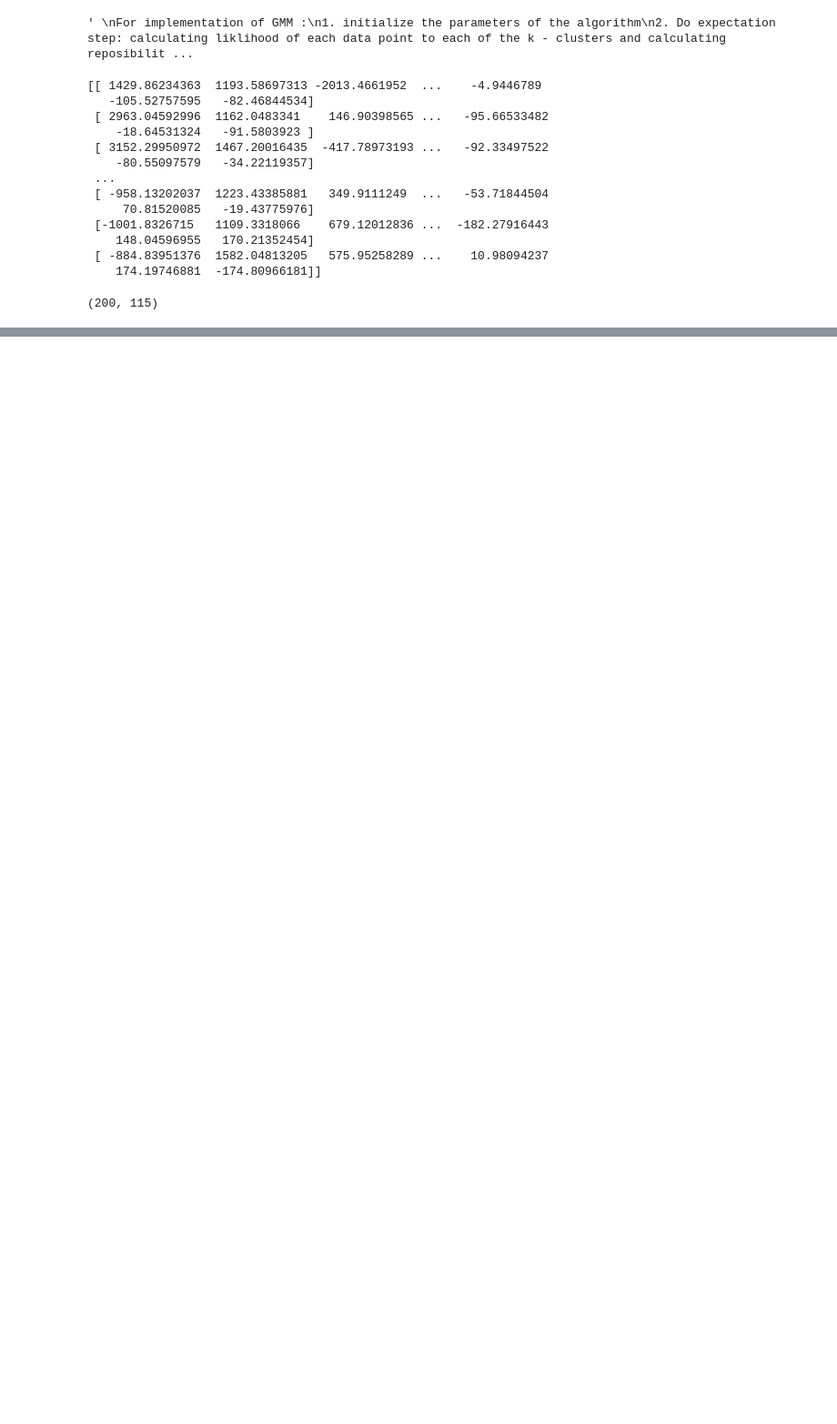
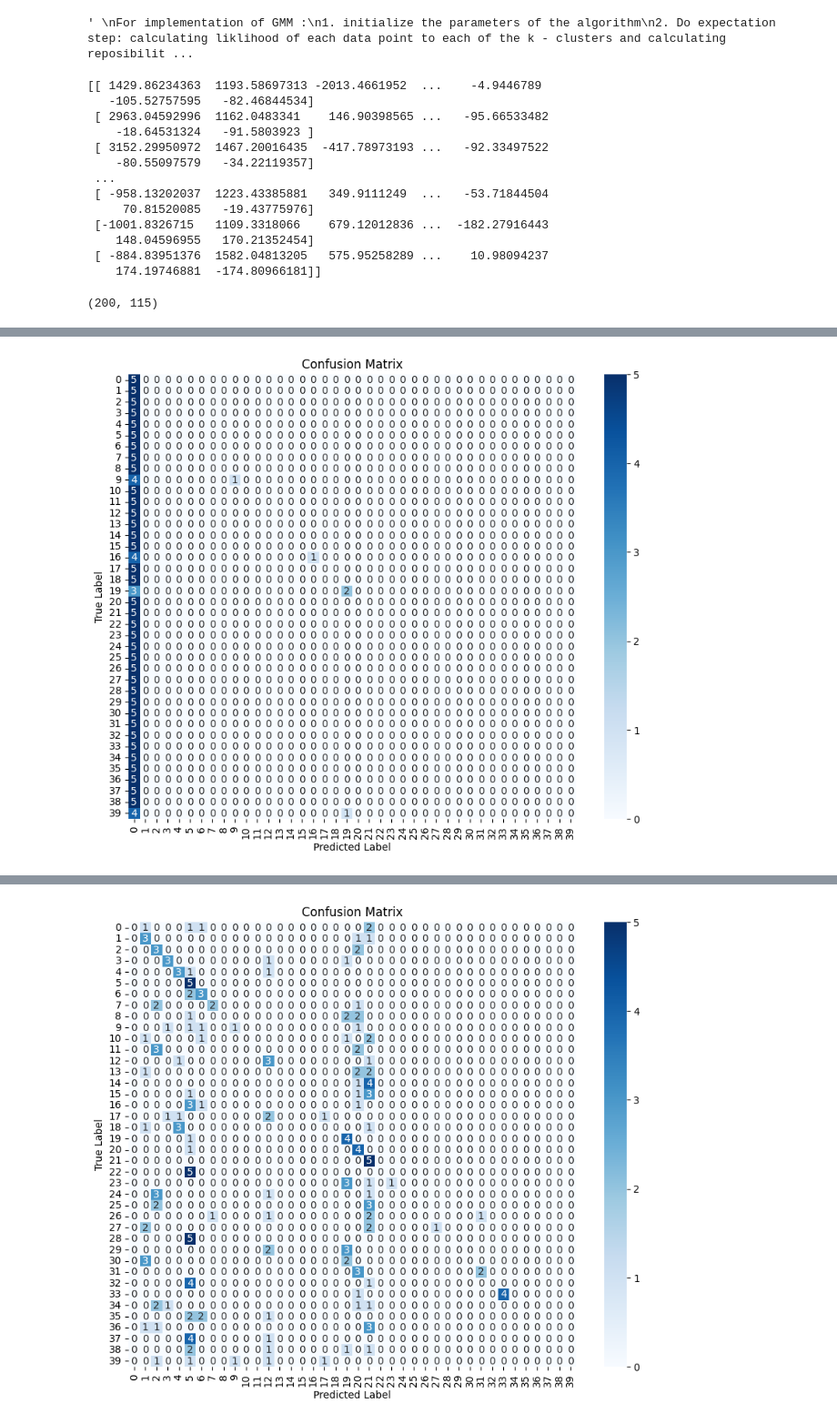
Before and after one commit to Into-To-AI/Face-Recognition, a Jupyter notebook: train.ipynb, the cells around one changed output, grey strips where cells are left out. Shown at 91% size. Cells and saved outputs as stored; diff of their text form; code cells hidden in the pictures; blank space fills up the shorter version.

```diff
--- a/train.ipynb
+++ b/train.ipynb
@@ -508,6 +506,6 @@ print(Z.shape)
 # %% [output]
 (200, 115)
 # %%
-GMM_model = GMM(K=60)
+GMM_model = GMM(K=40)
 GMM_model.fit(Z)
 # %% [output]
@@ -565,0 +640,75 @@ Clustering accuracy: 34.50%
+# %%
+
+# Updated grid search code with gmm_accuracy function
+
+import numpy as np
+import matplotlib.pyplot as plt
+from sklearn.preprocessing import StandardScaler
+from sklearn.metrics import confusion_matrix
+import seaborn as sns
+
+# Define alpha and K values
+alpha_values = [0.8, 0.85, 0.9, 0.95]
+K_values = [20, 40, 60]
+
+# Store results
+results = []
+test_results = []
+
+# Loop over alpha and K values
+for alpha in alpha_values:
+    pca = PCA(alpha=alpha)
+    Z = pca.fit_transform(X_train)  # Apply PCA with current alpha
+    Z_test = pca.fit_transform(X_test)
+
+    for K in K_values:
+        print(f"\n--- Testing Alpha={alpha}, K={K} ---")
+        GMM_model = GMM(K=K)
+        GMM_model.fit(Z)  # Fit GMM with current K
+
+        # Compute clustering accuracy
+        accuracy, predicted_labels, cluster_mapping = gmm_accuracy(GMM_model, Z, y_train)
+        test_accuracy, test_predicted_labels, test_cluster_mapping = gmm_accuracy(GMM_model,Z_test, y_test)
+        results.append((alpha, K, accuracy))
+        test_results.append((alpha, K, test_accuracy))
+        print(f"Alpha: {alpha}, K: {K}, Train Accuracy: {accuracy * 100:.2f}%")
+        print(f"Alpha: {alpha}, K: {K}, Test Accuracy: {test_accuracy * 100:.2f}%")
+
+        # Visualize confusion matrix
+
+
+        cm = confusion_matrix(y_test, test_predicted_labels)
+        plt.figure(figsize=(10, 8))
+        sns.heatmap(cm, annot=True, fmt='d', cmap='Blues')
+        plt.title('Confusion Matrix')
+        plt.ylabel('True Label')
+        plt.xlabel('Predicted Label')
+        plt.show()
+
+# Convert results to a structured array for easier plotting
+test_results = np.array(test_results, dtype=[('alpha', float), ('K', int), ('accuracy', float)])
+
+# Plot Accuracy vs. K for each alpha
+plt.figure(figsize=(10, 6))
+for alpha in alpha_values:
+    subset = test_results[test_results['alpha'] == alpha]
+    plt.plot(subset['K'], subset['accuracy'], marker='o', label=f'Alpha = {alpha}')
+plt.xlabel('Number of Clusters (K)')
+plt.ylabel('Clustering Accuracy')
+plt.title('Accuracy vs. K for Different Alpha Values')
+plt.legend()
+plt.grid()
+plt.show()
+
+# Plot Accuracy vs. Alpha for each K
+plt.figure(figsize=(10, 6))
+for K in K_values:
+    subset = test_results[test_results['K'] == K]
+    plt.plot(subset['alpha'], subset['accuracy'], marker='o', label=f'K = {K}')
+plt.xlabel('Alpha (Variance Retained)')
+plt.ylabel('Clustering Accuracy')
+plt.title('Accuracy vs. Alpha for Different K Values')
+plt.legend()
+plt.grid()
+plt.show()
+# %% [output]
@@ -565,0 +723 @@ Clustering accuracy: 34.50%
+[figure, added]
@@ -565,0 +733 @@ Clustering accuracy: 34.50%
+[figure, added]
```
Also changed, not shown: parts of 9 cells of this notebook.
